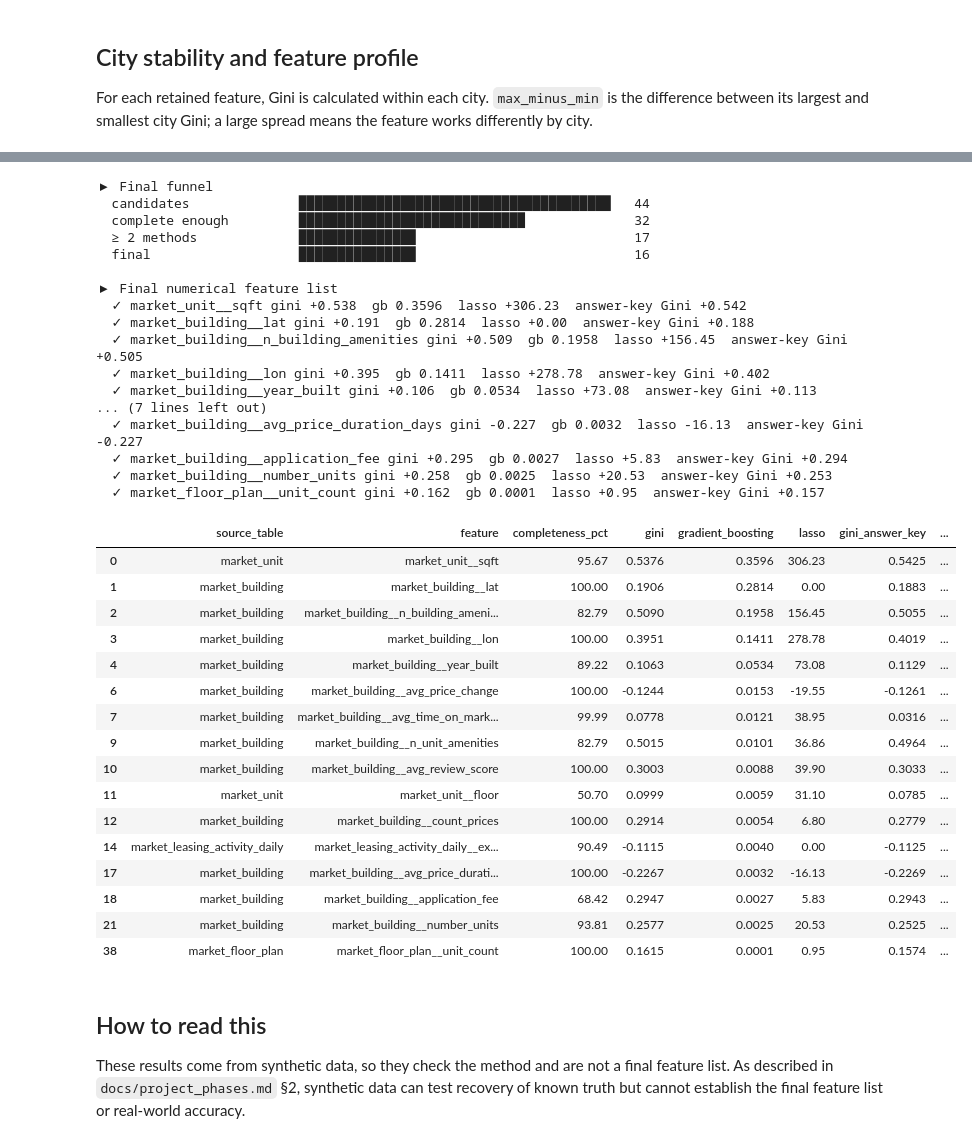
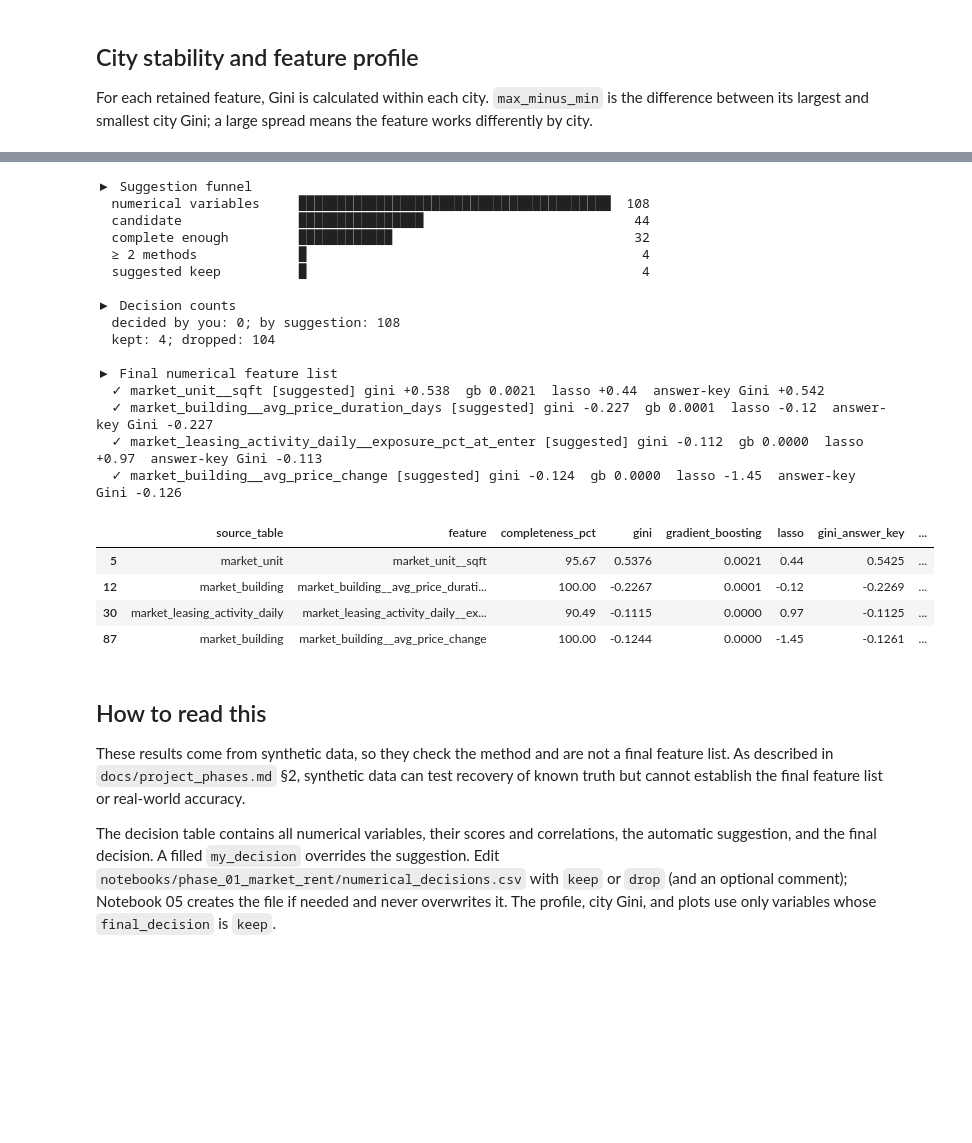
Before and after one commit to MatthewCReynolds/From-Listings-to-Intelligence, a Jupyter notebook: notebooks/phase_01_market_rent/05_numerical_final_selection.ipynb, the cells around one changed output, grey strips where cells are left out. Drawn from its saved outputs; the diff is of its cells as text; code cells hidden in the pictures; blank space fills up the shorter version.

```diff
--- a/notebooks/phase_01_market_rent/05_numerical_final_selection.ipynb
+++ b/notebooks/phase_01_market_rent/05_numerical_final_selection.ipynb
@@ -33,6 +39,8 @@ REDUNDANT = 0.9
 METHOD = "spearman"
 TARGET = "market_price_observation__first_asking_rent"
 ANSWER_KEY = "truth_floorplan_market_rent__true_market_rent_at_enter"
+
+DECISIONS = "notebooks/phase_01_market_rent/numerical_decisions.csv"   # edited by hand; never overwritten
 # %%
 from pathlib import Path
 
@@ -357,59 +464,63 @@ plt.show()
 # %%
-step("Final funnel")
+step("Suggestion funnel")
 counts = [
     len(selection),
+    int(is_candidate.sum()),
     int(complete_enough.sum()),
     int((complete_enough & methods_enough).sum()),
-    len(final),
+    int(selection["suggested"].eq("keep").sum()),
 ]
-labels = ["candidates", "complete enough", f"≥ {MIN_METHODS} methods", "final"]
+labels = ["numerical variables", "candidate", "complete enough", f"≥ {MIN_METHODS} methods", "suggested keep"]
 for label, count in zip(labels, counts):
     color = GREEN if count / max(len(selection), 1) >= 0.5 else YELLOW if count else RED
     print(f"  {label:24s}{color}{'█' * round(40 * count / max(len(selection), 1)):40s} {count:>4}{RESET}")
 
+step("Decision counts")
+by_user = int(selection["decided_by"].eq("you").sum())
+by_suggestion = int(selection["decided_by"].eq("suggested").sum())
+kept_count = int(selection["final_decision"].eq("keep").sum())
+dropped_count = int(selection["final_decision"].eq("drop").sum())
+print(f"  decided by you: {by_user}; by suggestion: {by_suggestion}")
+print(f"  kept: {kept_count}; dropped: {dropped_count}")
+
 step("Final numerical feature list")
+final = selection[selection["final_decision"].eq("keep")].copy()
 for row in final.itertuples():
-    print(f"{GREEN}  ✓ {row.feature}{RESET} gini {row.gini:+.3f}  "
+    print(f"{GREEN}  ✓ {row.feature} [{row.decided_by}]{RESET} gini {row.gini:+.3f}  "
           f"gb {row.gradient_boosting:.4f}  lasso {row.lasso:+.2f}  "
           f"answer-key Gini {row.gini_answer_key:+.3f}")
 final[["source_table", "feature", "completeness_pct", "gini", "gradient_boosting",
-       "lasso", "gini_answer_key", "n_methods", "redundant_with", "decision", "reason", "note"]]
+       "lasso", "gini_answer_key", "n_methods", "redundant_with", "final_decision",
+       "decided_by", "note"]]
 # %% [output]
-▶ Final funnel
-  candidates              ████████████████████████████████████████   44
-  complete enough         █████████████████████████████              32
-  ≥ 2 methods             ███████████████                            17
-  final                   ███████████████                            16
+▶ Suggestion funnel
+  numerical variables     ████████████████████████████████████████  108
+  candidate               ████████████████                           44
+  complete enough         ████████████                               32
+  ≥ 2 methods             █                                           4
+  suggested keep          █                                           4
+
+▶ Decision counts
+  decided by you: 0; by suggestion: 108
+  kept: 4; dropped: 104
 
 ▶ Final numerical feature list
-  ✓ market_unit__sqft gini +0.538  gb 0.3596  lasso +306.23  answer-key Gini +0.542
-  ✓ market_building__lat gini +0.191  gb 0.2814  lasso +0.00  answer-key Gini +0.188
-  ✓ market_building__n_building_amenities gini +0.509  gb 0.1958  lasso +156.45  answer-key Gini +0.505
-  ✓ market_building__lon gini +0.395  gb 0.1411  lasso +278.78  answer-key Gini +0.402
-  ✓ market_building__year_built gini +0.106  gb 0.0534  lasso +73.08  answer-key Gini +0.113
-... (7 lines left out)
-  ✓ market_building__avg_price_duration_days gini -0.227  gb 0.0032  lasso -16.13  answer-key Gini -0.227
-  ✓ market_building__application_fee gini +0.295  gb 0.0027  lasso +5.83  answer-key Gini +0.294
-  ✓ market_building__number_units gini +0.258  gb 0.0025  lasso +20.53  answer-key Gini +0.253
-  ✓ market_floor_plan__unit_count gini +0.162  gb 0.0001  lasso +0.95  answer-key Gini +0.157
+  ✓ market_unit__sqft [suggested] gini +0.538  gb 0.0021  lasso +0.44  answer-key Gini +0.542
+  ✓ market_building__avg_price_duration_days [suggested] gini -0.227  gb 0.0001  lasso -0.12  answer-key Gini -0.227
+  ✓ market_leasing_activity_daily__exposure_pct_at_enter [suggested] gini -0.112  gb 0.0000  lasso +0.97  answer-key Gini -0.113
+  ✓ market_building__avg_price_change [suggested] gini -0.124  gb 0.0000  lasso -1.45  answer-key Gini -0.126
 |  | source_table | feature | completeness_pct | gini | gradient_boosting | lasso | gini_answer_key | ... |
-| 0 | market_unit | market_unit__sqft | 95.67 | 0.5376 | 0.3596 | 306.23 | 0.5425 | ... |
-| 1 | market_building | market_building__lat | 100.00 | 0.1906 | 0.2814 | 0.00 | 0.1883 | ... |
-| 2 | market_building | market_building__n_building_ameni... | 82.79 | 0.5090 | 0.1958 | 156.45 | 0.5055 | ... |
-| 3 | market_building | market_building__lon | 100.00 | 0.3951 | 0.1411 | 278.78 | 0.4019 | ... |
-| 4 | market_building | market_building__year_built | 89.22 | 0.1063 | 0.0534 | 73.08 | 0.1129 | ... |
-| 6 | market_building | market_building__avg_price_change | 100.00 | -0.1244 | 0.0153 | -19.55 | -0.1261 | ... |
-| 7 | market_building | market_building__avg_time_on_mark... | 99.99 | 0.0778 | 0.0121 | 38.95 | 0.0316 | ... |
-| 9 | market_building | market_building__n_unit_amenities | 82.79 | 0.5015 | 0.0101 | 36.86 | 0.4964 | ... |
-| 10 | market_building | market_building__avg_review_score | 100.00 | 0.3003 | 0.0088 | 39.90 | 0.3033 | ... |
-| 11 | market_unit | market_unit__floor | 50.70 | 0.0999 | 0.0059 | 31.10 | 0.0785 | ... |
-| 12 | market_building | market_building__count_prices | 100.00 | 0.2914 | 0.0054 | 6.80 | 0.2779 | ... |
-| 14 | market_leasing_activity_daily | market_leasing_activity_daily__ex... | 90.49 | -0.1115 | 0.0040 | 0.00 | -0.1125 | ... |
-| 17 | market_building | market_building__avg_price_durati... | 100.00 | -0.2267 | 0.0032 | -16.13 | -0.2269 | ... |
-| 18 | market_building | market_building__application_fee | 68.42 | 0.2947 | 0.0027 | 5.83 | 0.2943 | ... |
-| 21 | market_building | market_building__number_units | 93.81 | 0.2577 | 0.0025 | 20.53 | 0.2525 | ... |
-| 38 | market_floor_plan | market_floor_plan__unit_count | 100.00 | 0.1615 | 0.0001 | 0.95 | 0.1574 | ... |
+| 5 | market_unit | market_unit__sqft | 95.67 | 0.5376 | 0.0021 | 0.44 | 0.5425 | ... |
+| 12 | market_building | market_building__avg_price_durati... | 100.00 | -0.2267 | 0.0001 | -0.12 | -0.2269 | ... |
+| 30 | market_leasing_activity_daily | market_leasing_activity_daily__ex... | 90.49 | -0.1115 | 0.0000 | 0.97 | -0.1125 | ... |
+| 87 | market_building | market_building__avg_price_change | 100.00 | -0.1244 | 0.0000 | -1.45 | -0.1261 | ... |
 # %% [markdown]
 ## How to read this
 
 These results come from synthetic data, so they check the method and are not a final feature list. As described in `docs/project_phases.md` §2, synthetic data can test recovery of known truth but cannot establish the final feature list or real-world accuracy.
+
+The decision table contains all numerical variables, their scores and correlations, the automatic suggestion,
+and the final decision. A filled `my_decision` overrides the suggestion. Edit
+`notebooks/phase_01_market_rent/numerical_decisions.csv` with `keep` or `drop` (and an optional comment);
+Notebook 05 creates the file if needed and never overwrites it. The profile, city Gini, and plots use only
+variables whose `final_decision` is `keep`.
```
Also changed, not shown: parts of 5 cells of this notebook, 14 other files.
